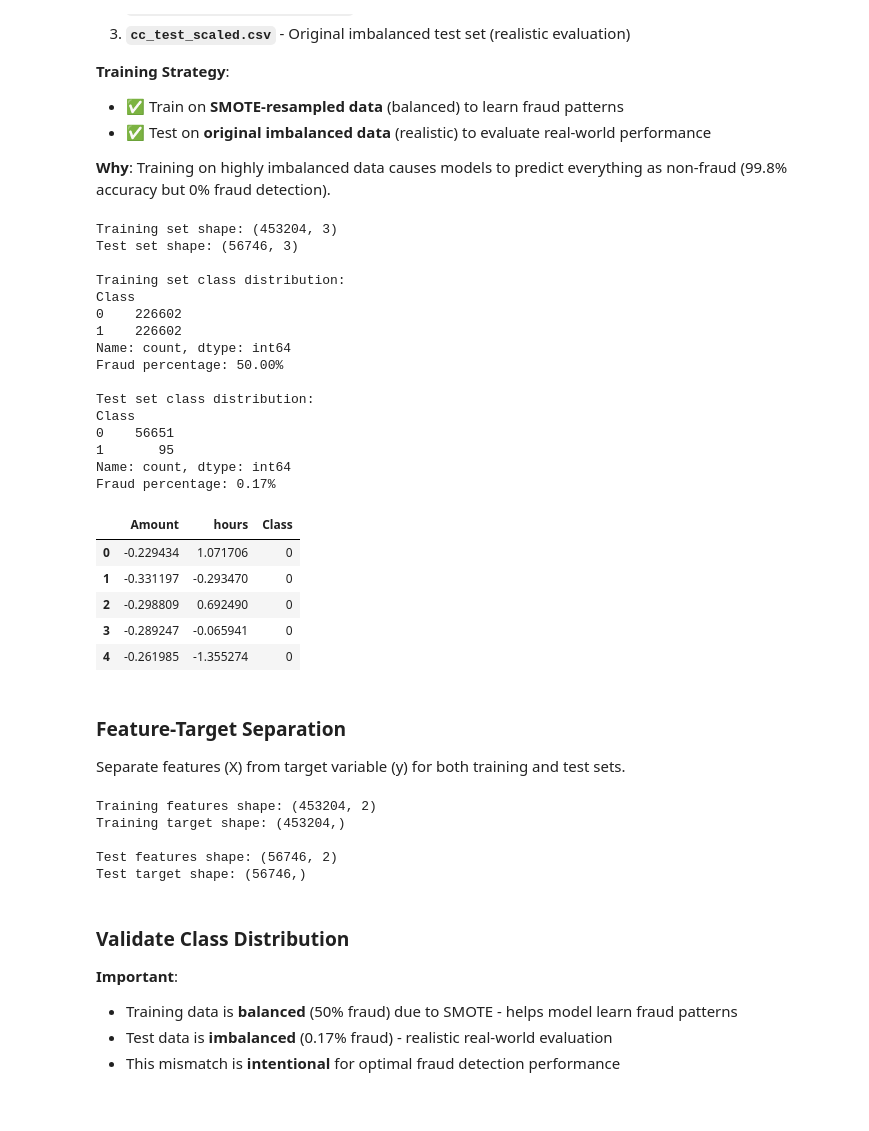
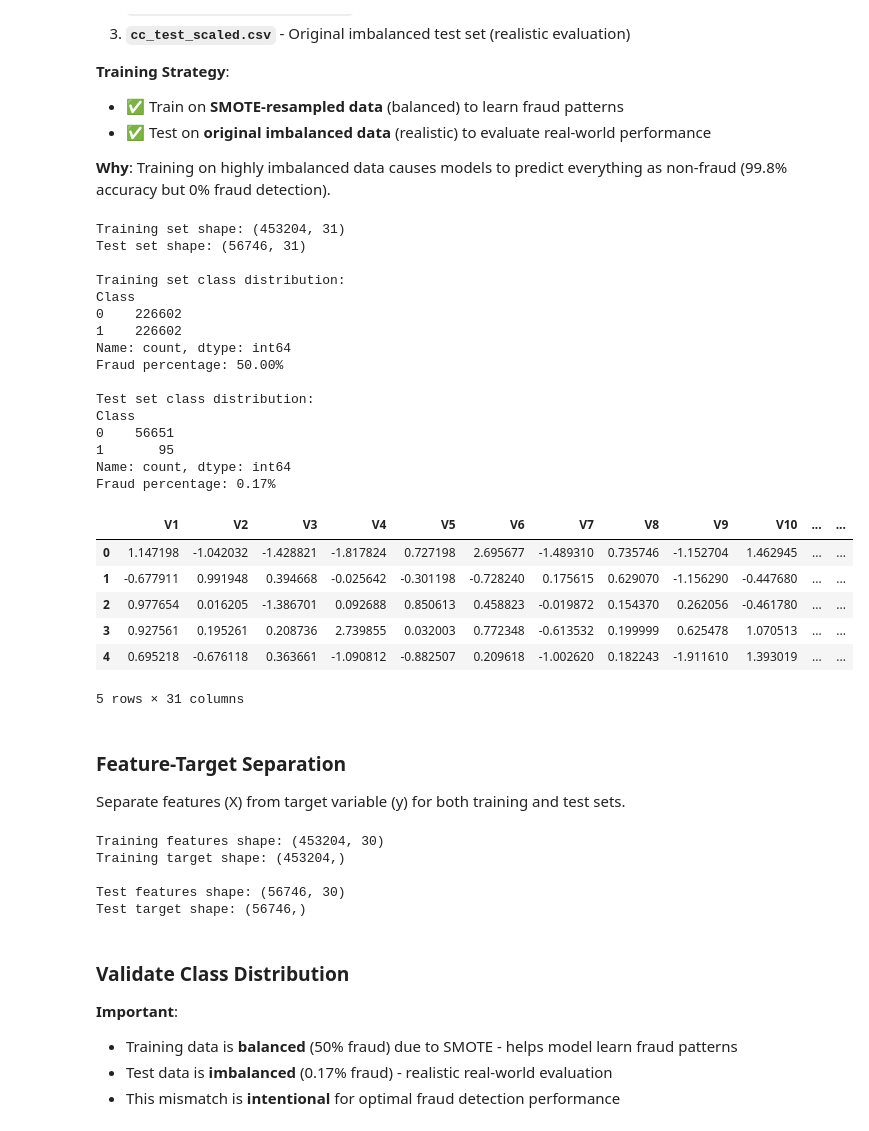
Before and after one commit to estif0/fraud-detection-model, a Jupyter notebook: notebooks/04-modeling.ipynb, the cells around one changed output. Saved outputs shown, nothing was run; the diff lists cells and outputs as text; code cells hidden in the pictures.

```diff
--- a/notebooks/04-modeling.ipynb
+++ b/notebooks/04-modeling.ipynb
@@ -44,46 +44,47 @@ The credit card dataset has **severe class imbalance** (~0.17% fraud). Three ver
 **Why**: Training on highly imbalanced data causes models to predict everything as non-fraud (99.8% accuracy but 0% fraud detection).
 # %%
 # Load SMOTE-resampled training data (balanced) and original test data (imbalanced)
-train_df = pd.read_csv('../data/processed/cc_train_smote_resampled.csv')
-test_df = pd.read_csv('../data/processed/cc_test_scaled.csv')
+train_df = pd.read_csv("../data/processed/cc_train_smote_full.csv")
+test_df = pd.read_csv("../data/processed/cc_test_scaled_full.csv")
 
 print(f"Training set shape: {train_df.shape}")
 print(f"Test set shape: {test_df.shape}")
 
 # Check class distribution
 print(f"\nTraining set class distribution:")
 print(train_df['Class'].value_counts())
 print(f"Fraud percentage: {(train_df['Class'].sum() / len(train_df)) * 100:.2f}%")
 
 print(f"\nTest set class distribution:")
 print(test_df['Class'].value_counts())
 print(f"Fraud percentage: {(test_df['Class'].sum() / len(test_df)) * 100:.2f}%")
 
 # Display first few rows
 train_df.head()
 # %% [output]
-Training set shape: (453204, 3)
-Test set shape: (56746, 3)
+Training set shape: (453204, 31)
+Test set shape: (56746, 31)
 
 Training set class distribution:
 Class
 0    226602
 1    226602
 Name: count, dtype: int64
 Fraud percentage: 50.00%
 
 Test set class distribution:
 Class
 0    56651
 1       95
 Name: count, dtype: int64
 Fraud percentage: 0.17%
-|  | Amount | hours | Class |
-| 0 | -0.229434 | 1.071706 | 0 |
-| 1 | -0.331197 | -0.293470 | 0 |
-| 2 | -0.298809 | 0.692490 | 0 |
-| 3 | -0.289247 | -0.065941 | 0 |
-| 4 | -0.261985 | -1.355274 | 0 |
+|  | V1 | V2 | V3 | V4 | V5 | V6 | V7 | V8 | V9 | V10 | ... | ... |
+| 0 | 1.147198 | -1.042032 | -1.428821 | -1.817824 | 0.727198 | 2.695677 | -1.489310 | 0.735746 | -1.152704 | 1.462945 | ... | ... |
+| 1 | -0.677911 | 0.991948 | 0.394668 | -0.025642 | -0.301198 | -0.728240 | 0.175615 | 0.629070 | -1.156290 | -0.447680 | ... | ... |
+| 2 | 0.977654 | 0.016205 | -1.386701 | 0.092688 | 0.850613 | 0.458823 | -0.019872 | 0.154370 | 0.262056 | -0.461780 | ... | ... |
+| 3 | 0.927561 | 0.195261 | 0.208736 | 2.739855 | 0.032003 | 0.772348 | -0.613532 | 0.199999 | 0.625478 | 1.070513 | ... | ... |
+| 4 | 0.695218 | -0.676118 | 0.363661 | -1.090812 | -0.882507 | 0.209618 | -1.002620 | 0.182243 | -1.911610 | 1.393019 | ... | ... |
+5 rows × 31 columns
 # %% [markdown]
 ### Feature-Target Separation
 
@@ -101,10 +102,10 @@ print(f"Training target shape: {y_train.shape}")
 print(f"\nTest features shape: {X_test.shape}")
 print(f"Test target shape: {y_test.shape}")
 # %% [output]
-Training features shape: (453204, 2)
+Training features shape: (453204, 30)
 Training target shape: (453204,)
 
-Test features shape: (56746, 2)
+Test features shape: (56746, 30)
 Test target shape: (56746,)
 # %% [markdown]
 ### Validate Class Distribution
```
Also changed, not shown: parts of 23 cells of this notebook, 25 other files.
